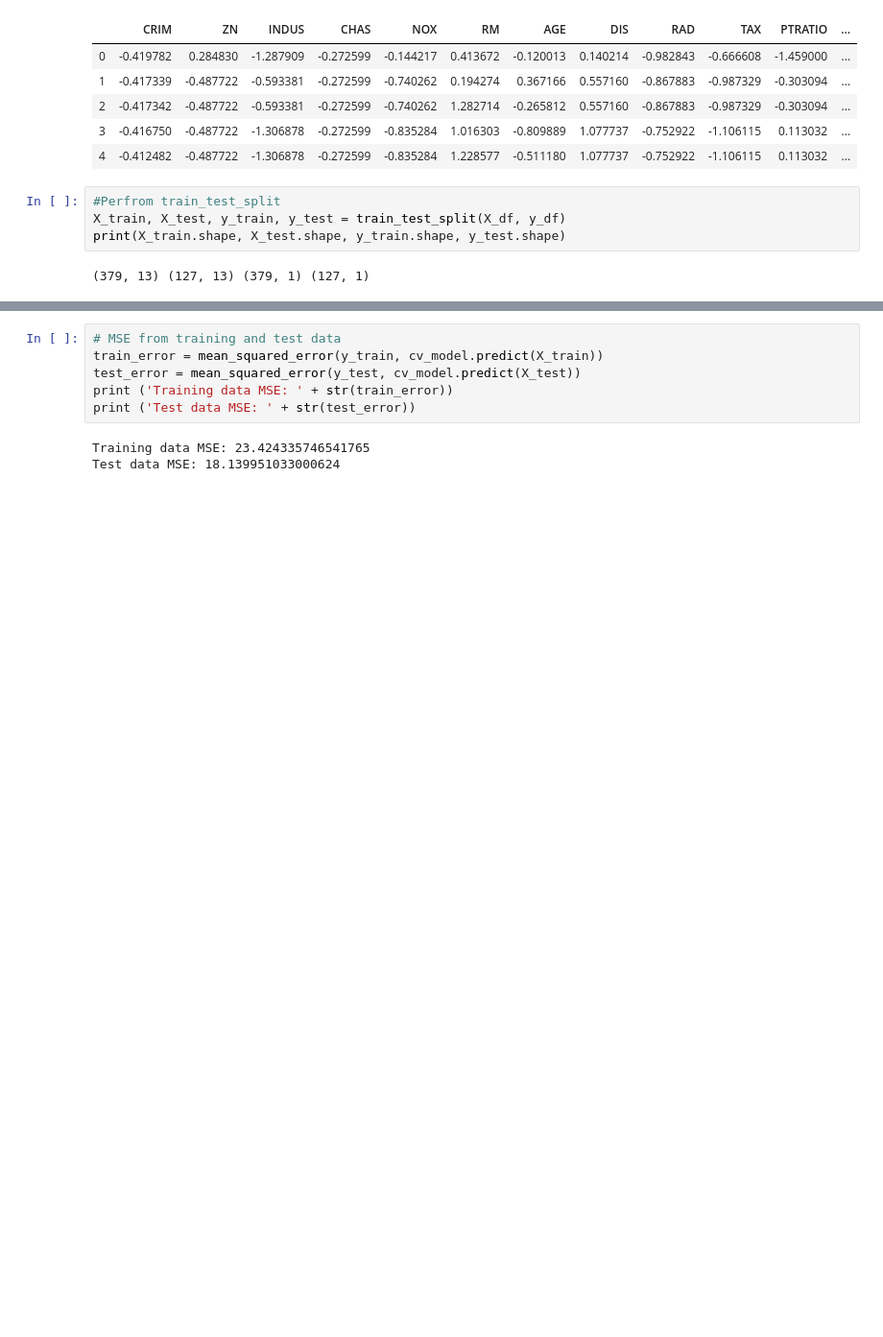
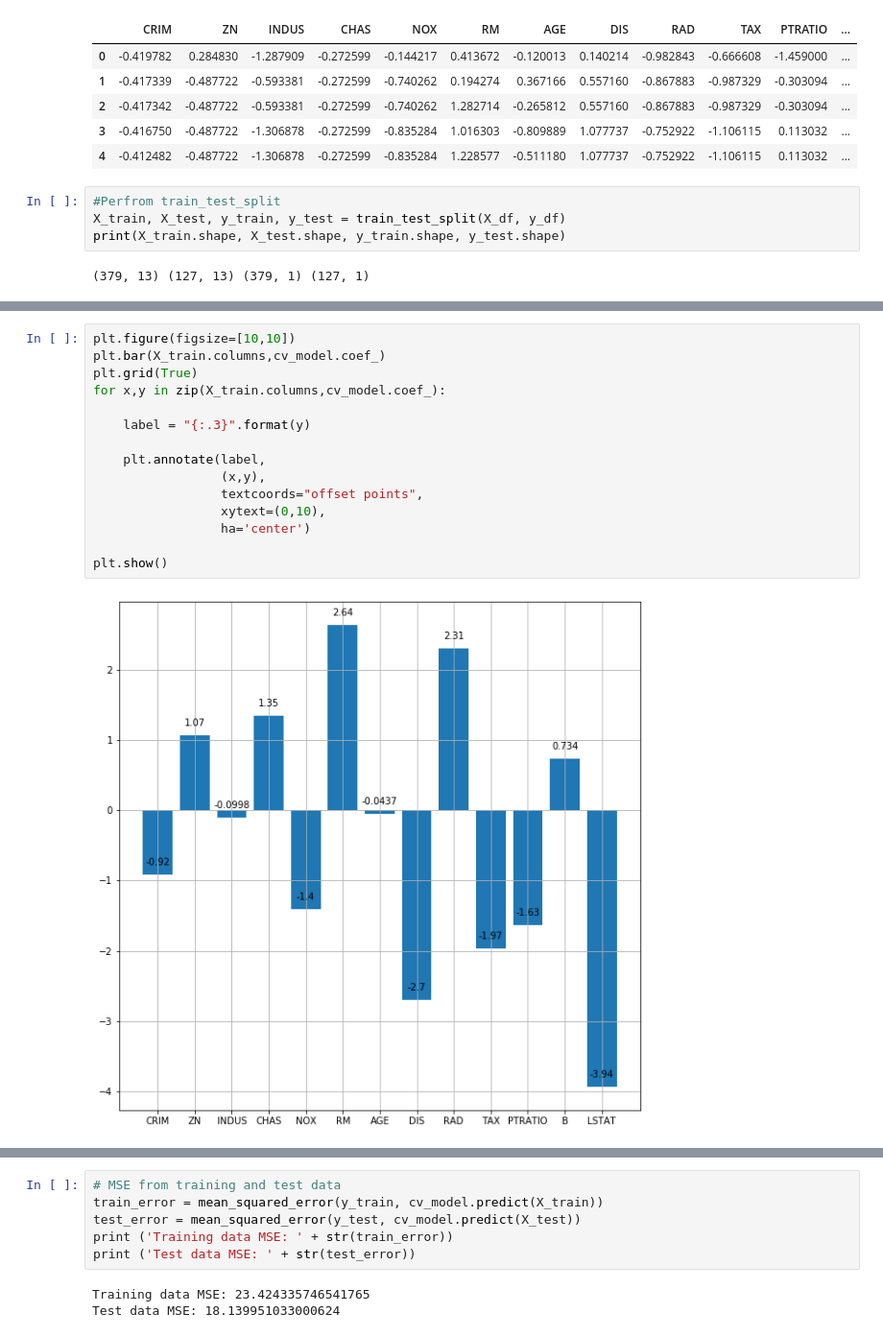
Before and after one commit to AVKuzminov/coursera_blog, a Jupyter notebook: Lasso Regression/Lasso regression.ipynb, the cells around one changed output, grey strips where cells are left out. Shown: that part at 96% size. Drawn from its saved outputs; the diff is of its cells as text; blank space fills up the shorter version.

```diff
--- a/Lasso Regression/Lasso regression.ipynb
+++ b/Lasso Regression/Lasso regression.ipynb
@@ -85,2 +85,19 @@ dict(zip(X_train.columns, cv_model.coef_))
+# %%
+plt.figure(figsize=[10,10])
+plt.bar(X_train.columns,cv_model.coef_)
+plt.grid(True)
+for x,y in zip(X_train.columns,cv_model.coef_):
+
+    label = "{:.3}".format(y)
+
+    plt.annotate(label,
+                 (x,y),
+                 textcoords="offset points",
+                 xytext=(0,10),
+                 ha='center')
+
+plt.show()
+# %% [output]
+[figure, added]
 # %%
 # plot coefficient progression
```
Also changed, not shown: parts of 4 cells of this notebook.
